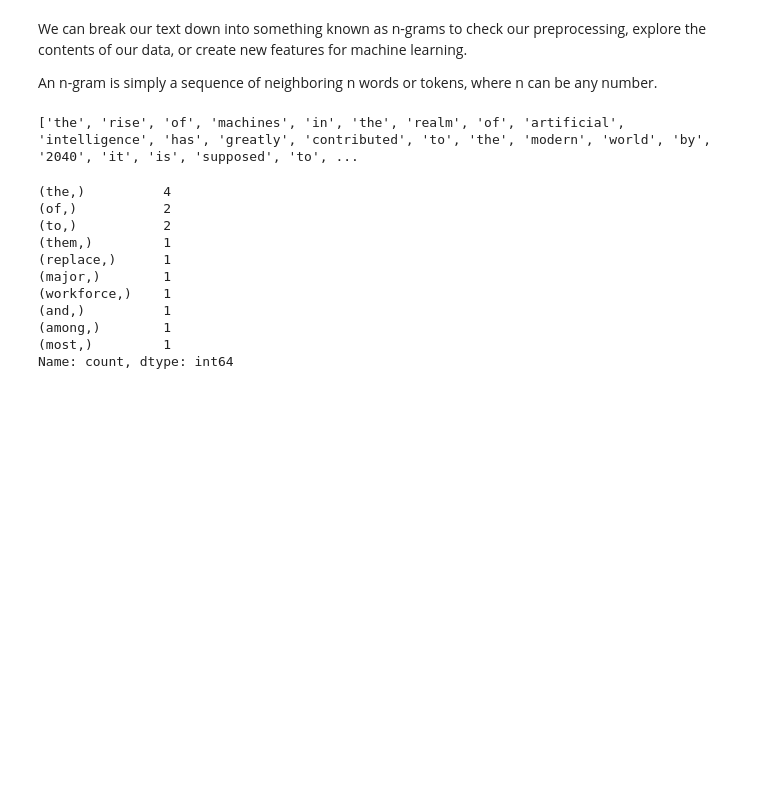
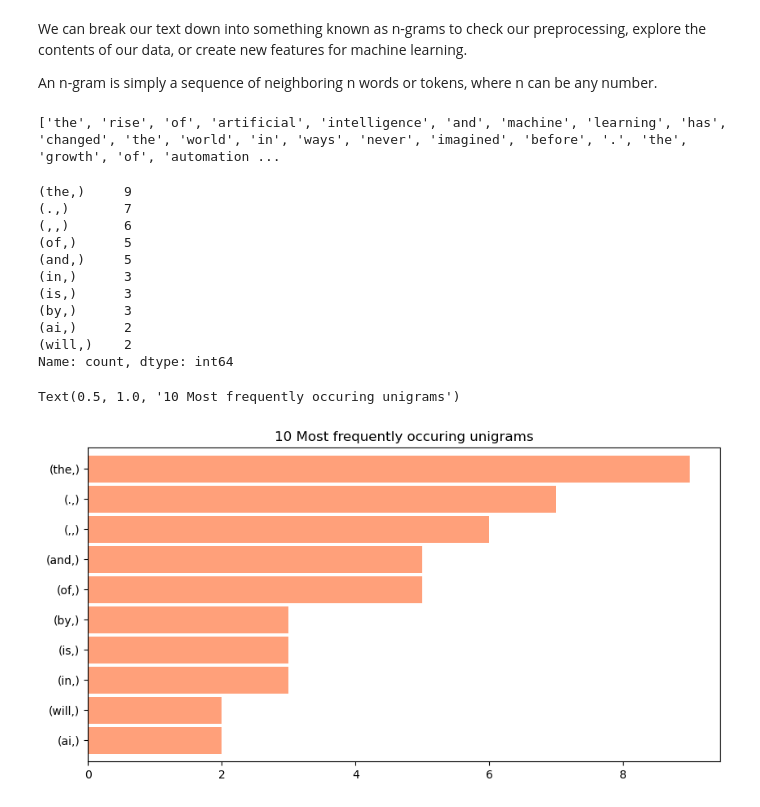
Before and after one commit to kedarop/AI-engineer-s-Diary, a Jupyter notebook: AI_basics.ipynb, the cells around one changed output. Cells and saved outputs as stored; diff of their text form; code cells hidden in the pictures; blank space fills up the shorter version.

```diff
--- a/AI_basics.ipynb
+++ b/AI_basics.ipynb
@@ -197,24 +197,39 @@ import nltk
 import pandas as pd
 import matplotlib.pyplot as plt
 # %%
-tokens = ['the', 'rise', 'of', 'machines', 'in', 'the', 'realm', 'of', 'artificial', 'intelligence', 'has', 'greatly',
-          'contributed', 'to', 'the', 'modern', 'world', 'by', '2040', 'it', 'is', 'supposed', 'to', 'replace', 'major',
-          'workforce', 'and', 'among', 'them', 'the', 'most', 'affected', 'ones', 'would', 'be', 'labourers', '.']
+tokens = [
+    'the', 'rise', 'of', 'artificial', 'intelligence', 'and', 'machine', 'learning', 'has', 'changed', 'the', 'world',
+    'in', 'ways', 'never', 'imagined', 'before', '.', 'the', 'growth', 'of', 'automation', 'in', 'industries', 'and',
+    'daily', 'life', 'is', 'rapid', '.', 'from', 'smartphones', 'to', 'self', '-', 'driving', 'cars', ',', 'the', 'use',
+    'of', 'ai', 'is', 'everywhere', '.', 'the', 'impact', 'on', 'jobs', 'is', 'significant', ',', 'with', 'many',
+    'manual', 'tasks', 'being', 'replaced', 'by', 'algorithms', 'and', 'robots', '.', 'by', '2040', ',', 'experts',
+    'predict', 'that', 'the', 'major', 'workforce', 'changes', 'will', 'affect', 'millions', 'of', 'people', 'worldwide',
+    '.', 'still', ',', 'the', 'opportunities', 'created', 'by', 'ai', 'in', 'research', ',', 'healthcare', ',', 'and',
+    'education', 'are', 'immense', '.', 'the', 'future', 'will', 'depend', 'on', 'how', 'humanity', 'adapts', 'to', 'the',
+    'rise', 'of', 'machines', 'and', 'their', 'integration', 'into', 'society', '.'
+]
+
 print(tokens)
 # %% [output]
-['the', 'rise', 'of', 'machines', 'in', 'the', 'realm', 'of', 'artificial', 'intelligence', 'has', 'greatly', 'contributed', 'to', 'the', 'modern', 'world', 'by', '2040', 'it', 'is', 'supposed', 'to', ...
+['the', 'rise', 'of', 'artificial', 'intelligence', 'and', 'machine', 'learning', 'has', 'changed', 'the', 'world', 'in', 'ways', 'never', 'imagined', 'before', '.', 'the', 'growth', 'of', 'automation ...
 # %%
-unigrams = (pd.Series(nltk.ngrams(tokens, 1)).value_counts())
+unigrams = (pd.Series(nltk.ngrams(tokens, 1)).value_counts()) #unigram simply means n=1
 print(unigrams [:10])
 # %% [output]
-(the,)          4
-(of,)           2
-(to,)           2
-(them,)         1
-(replace,)      1
-(major,)        1
-(workforce,)    1
-(and,)          1
-(among,)        1
-(most,)         1
+(the,)     9
+(.,)       7
+(,,)       6
+(of,)      5
+(and,)     5
+(in,)      3
+(is,)      3
+(by,)      3
+(ai,)      2
+(will,)    2
 Name: count, dtype: int64
+# %%
+unigrams[:10].sort_values().plot.barh(color = "lightsalmon", width = 0.9, figsize  = (10,5))
+plt.title("10 Most frequently occuring unigrams")
+# %% [output]
+Text(0.5, 1.0, '10 Most frequently occuring unigrams')
+[figure, added]
```
Also changed, not shown: parts of 4 cells of this notebook.
